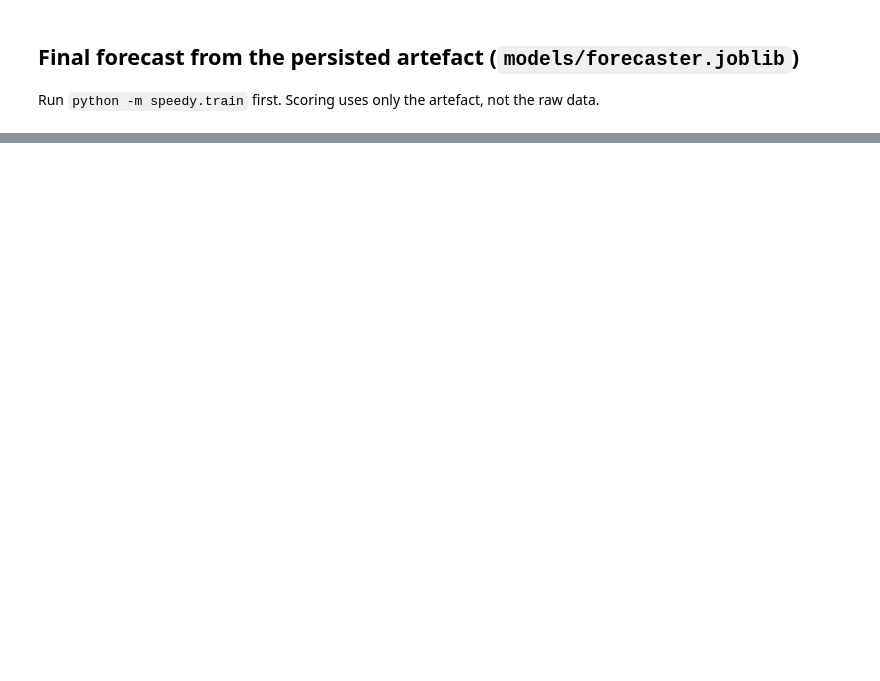
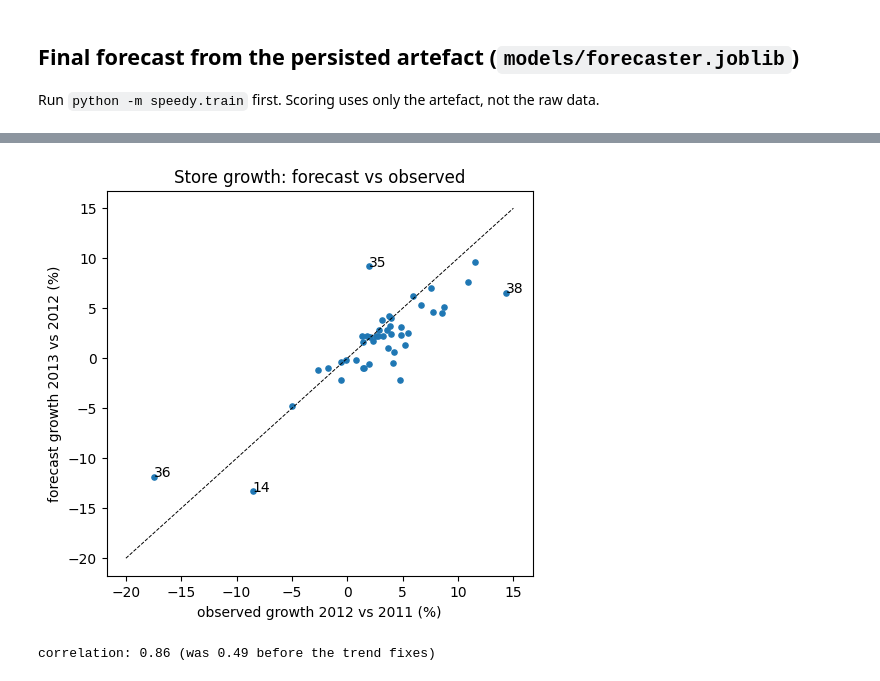
Before and after one commit to orangegreen212/speedy_forecasting, a Jupyter notebook: notebooks/02_modelling.ipynb, the cells around one changed output, grey strips where cells are left out. Saved outputs shown, nothing was run; the diff lists cells and outputs as text; code cells hidden in the pictures; blank space fills up the shorter version.

```diff
--- a/notebooks/02_modelling.ipynb
+++ b/notebooks/02_modelling.ipynb
@@ -85,0 +112,12 @@ print(f"2013 weeks in horizon: ${y13/1e6:,.0f}M; indicative range ${y13*(1+lo)/1
+# %%
+# does forecast growth now follow each store's own observed growth?
+Fw = w.pivot(index="Date", columns="Store", values="Forecast"); wd = to_wide(panel)
+fy = Fw.loc["2013-01-04":"2013-10-25"].sum() / wd.loc["2012-01-06":"2012-10-26"].sum() - 1
+o43 = wd.loc["2012-01-06":"2012-10-26"].sum() / wd.loc["2011-01-07":"2011-10-28"].sum() - 1
+fig, ax = plt.subplots(figsize=(5.5, 5)); ax.scatter(o43*100, fy*100, s=14); ax.plot([-20, 15], [-20, 15], "k--", lw=.7)
+for s_ in (36, 38, 35, 14): ax.annotate(str(s_), (o43[s_]*100, fy[s_]*100))
+ax.set_xlabel("observed growth 2012 vs 2011 (%)"); ax.set_ylabel("forecast growth 2013 vs 2012 (%)"); ax.set_title("Store growth: forecast vs observed"); plt.show()
+print("correlation:", round(fy.corr(o43), 2), "(was 0.49 before the trend fixes)")
+# %% [output]
+[figure, added]
+correlation: 0.86 (was 0.49 before the trend fixes)
```
Also changed, not shown: parts of 9 cells of this notebook, 15 other files.
